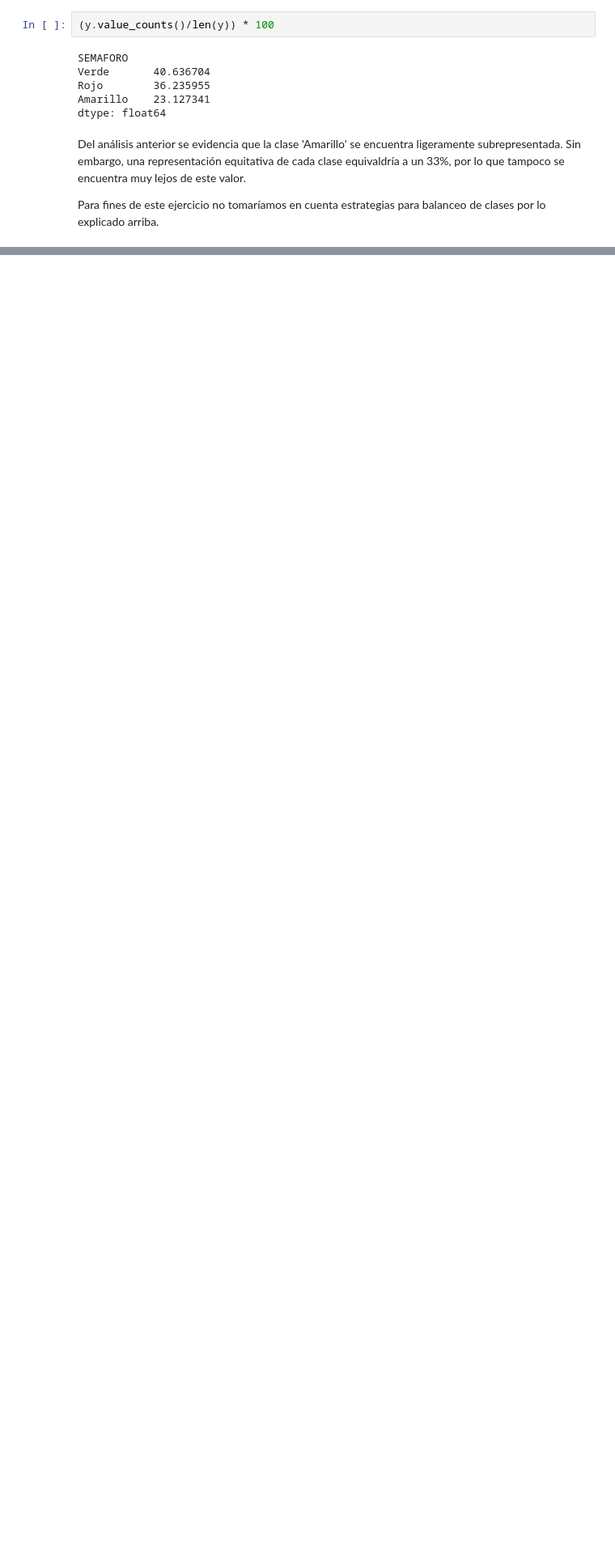
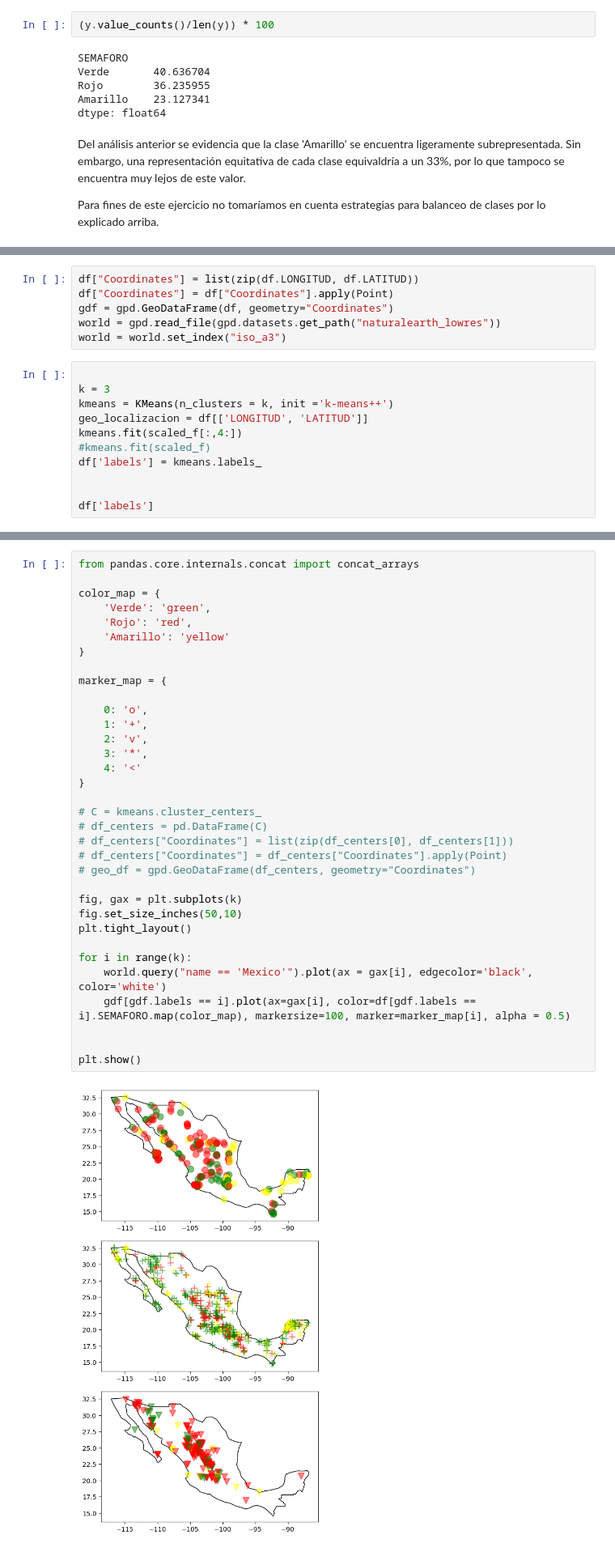
Before and after one commit to PosgradoMNA/actividades-del-projecto-equipo_102, a Jupyter notebook: Reto/aguas-subterraneas-rafael.ipynb, the cells around one changed output, grey strips where cells are left out. Shown at 81% size. Drawn from its saved outputs; the diff is of its cells as text; blank space fills up the shorter version.

```diff
--- a/Reto/aguas-subterraneas-rafael.ipynb
+++ b/Reto/aguas-subterraneas-rafael.ipynb
@@ -506,0 +641,17 @@ Para fines de este ejercicio no tomaríamos en cuenta estrategias para balanceo
+# %%
+df["Coordinates"] = list(zip(df.LONGITUD, df.LATITUD))
+df["Coordinates"] = df["Coordinates"].apply(Point)
+gdf = gpd.GeoDataFrame(df, geometry="Coordinates")
+world = gpd.read_file(gpd.datasets.get_path("naturalearth_lowres"))
+world = world.set_index("iso_a3")
+# %%
+
+k = 3
+kmeans = KMeans(n_clusters = k, init ='k-means++')
+geo_localizacion = df[['LONGITUD', 'LATITUD']]
+kmeans.fit(scaled_f[:,4:])
+#kmeans.fit(scaled_f)
+df['labels'] = kmeans.labels_
+
+
+df['labels']
@@ -506,0 +671,36 @@ Para fines de este ejercicio no tomaríamos en cuenta estrategias para balanceo
+# %%
+from pandas.core.internals.concat import concat_arrays
+
+color_map = {
+    'Verde': 'green',
+    'Rojo': 'red',
+    'Amarillo': 'yellow'
+}
+
+marker_map = {
+
+    0: 'o',
+    1: '+',
+    2: 'v',
+    3: '*',
+    4: '<'
+}
+
+# C = kmeans.cluster_centers_
+# df_centers = pd.DataFrame(C)
+# df_centers["Coordinates"] = list(zip(df_centers[0], df_centers[1]))
+# df_centers["Coordinates"] = df_centers["Coordinates"].apply(Point)
+# geo_df = gpd.GeoDataFrame(df_centers, geometry="Coordinates")
+
+fig, gax = plt.subplots(k)
+fig.set_size_inches(50,10)
+plt.tight_layout()
+
+for i in range(k):
+    world.query("name == 'Mexico'").plot(ax = gax[i], edgecolor='black', color='white')
+    gdf[gdf.labels == i].plot(ax=gax[i], color=df[gdf.labels == i].SEMAFORO.map(color_map), markersize=100, marker=marker_map[i], alpha = 0.5)
+
+
+plt.show()
+# %% [output]
+[figure, added]
```
Also changed, not shown: parts of 11 cells of this notebook.
